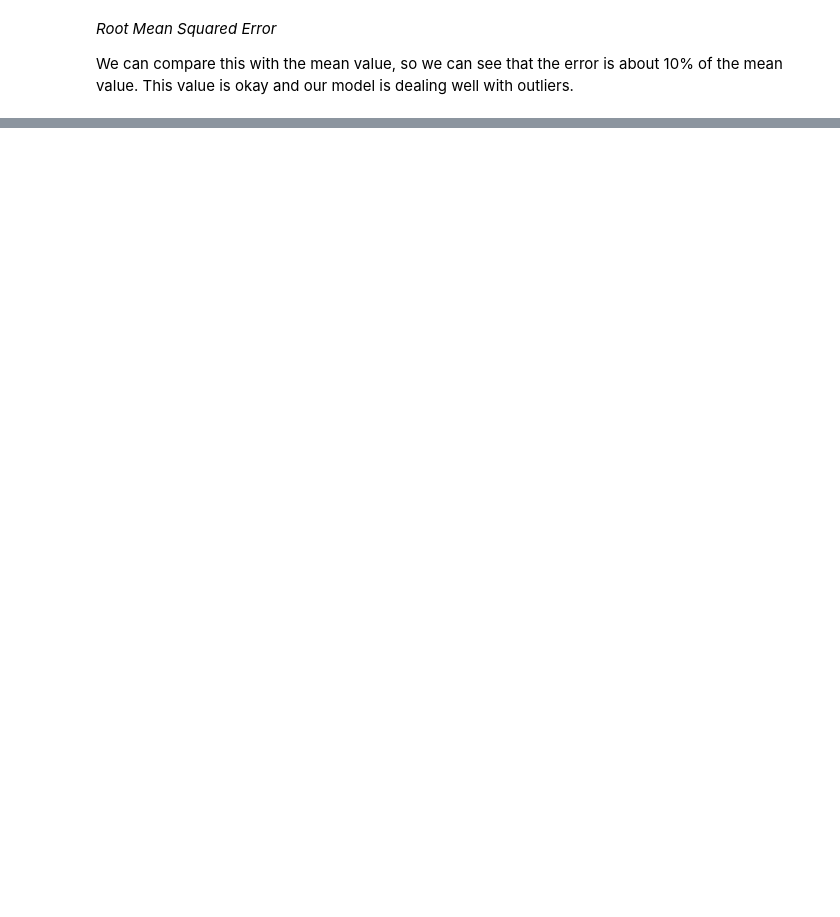
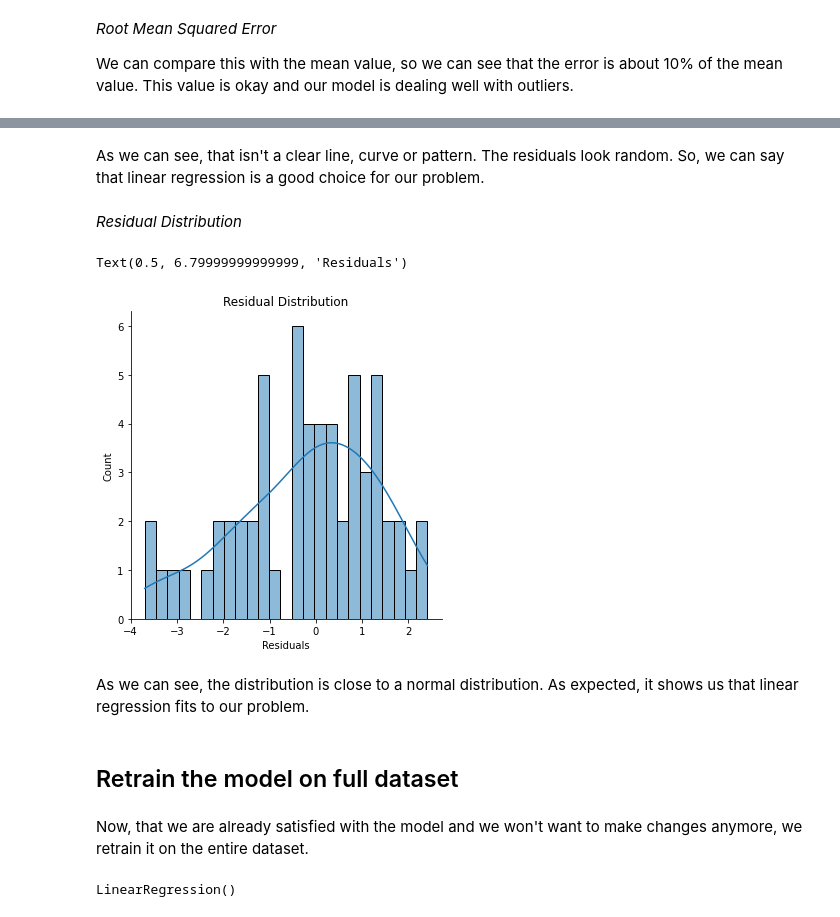
Before and after one commit to Gabrielle-Ribeiro/machine-learning-studies, a Jupyter notebook: linear regression/Linear_Regression_Exploring_the_relationship_between_advertising_channels_and_sales.ipynb, the cells around one changed output, grey strips where cells are left out. Cells and saved outputs as stored; diff of their text form; code cells hidden in the pictures; blank space fills up the shorter version.

```diff
--- a/linear regression/Linear_Regression_Exploring_the_relationship_between_advertising_channels_and_sales.ipynb
+++ b/linear regression/Linear_Regression_Exploring_the_relationship_between_advertising_channels_and_sales.ipynb
@@ -129,0 +161,17 @@ np.sqrt(mean_squared_error(y_test, test_predictions))
+# %% [markdown]
+As we can see, that isn't a clear line, curve or pattern. The residuals look random. So, we can say that linear regression is a good choice for our problem.
+# %% [markdown]
+*Residual Distribution*
+# %%
+sns.displot(test_residuals, bins=25, kde=True)
+plt.title('Residual Distribution')
+plt.xlabel('Residuals')
+# %% [output]
+Text(0.5, 6.79999999999999, 'Residuals')
+[figure, added]
+# %% [markdown]
+As we can see, the distribution is close to a normal distribution. As expected, it shows us that linear regression fits to our problem.
+# %% [markdown]
+## Retrain the model on full dataset
+# %% [markdown]
+Now, that we are already satisfied with the model and we won't want to make changes anymore, we retrain it on the entire dataset.
@@ -129,0 +180,4 @@ np.sqrt(mean_squared_error(y_test, test_predictions))
+# %%
+final_model.fit(X,y)
+# %% [output]
+LinearRegression()
```
Also changed, not shown: parts of 37 cells of this notebook.
